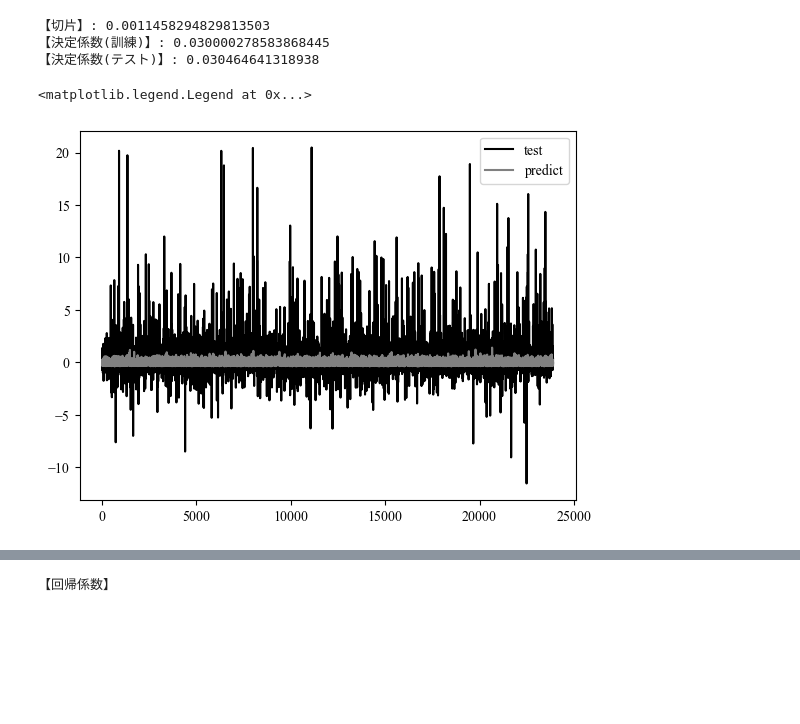
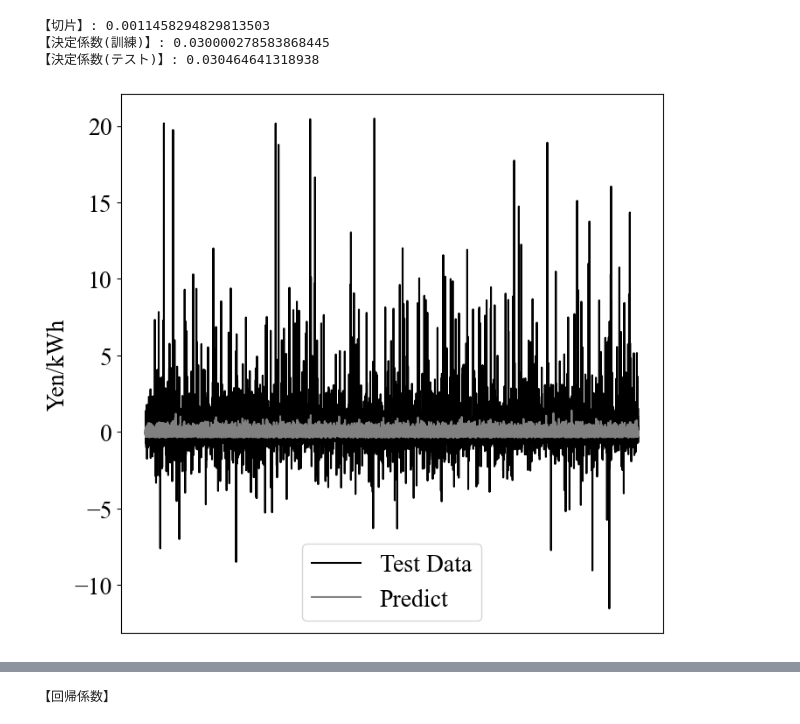
Before and after one commit to kurisk17/programwindows, a Jupyter notebook: 重回帰分析/重回帰分析2022.ipynb, the cells around one changed output, grey strips where cells are left out. Saved outputs shown, nothing was run; the diff lists cells and outputs as text; code cells hidden in the pictures; blank space fills up the shorter version.

```diff
--- a/重回帰分析/重回帰分析2022.ipynb
+++ b/重回帰分析/重回帰分析2022.ipynb
@@ -143,9 +143,16 @@ See the caveats in the documentation: https://pandas.pydata.org/pandas-docs/stab
 【決定係数(テスト)】: 0.030464641318938
 # %%
 plt.rcParams['font.family']='TImes New Roman'
-plt.plot(list(range(len(Y_test))),Y_test,label='test',color='black')
-plt.plot(list(range(len(Y_test))),model.predict(X_test),label='predict',color='gray')
+plt.rcParams['font.size']=20
+fig = plt.figure(figsize=(8,8))
+ax=plt.subplot()
+
+ax.plot(list(range(len(Y_test))),Y_test,label='Test Data',color='black')
+ax.plot(list(range(len(Y_test))),model.predict(X_test),label='Predict',color='gray')
+
+ax.set_xticks([])
 plt.legend()
+ax.set_ylabel('Yen/kWh')
+plt.savefig('../../../卒論関連書類/画像/4章画像_new/重回帰分析/重回帰分析result.png')
 # %% [output]
-<matplotlib.legend.Legend at 0x...>
-[figure, old version]
+[figure, new version]
```
Also changed, not shown: parts of 2 cells of this notebook, 5 other files.
